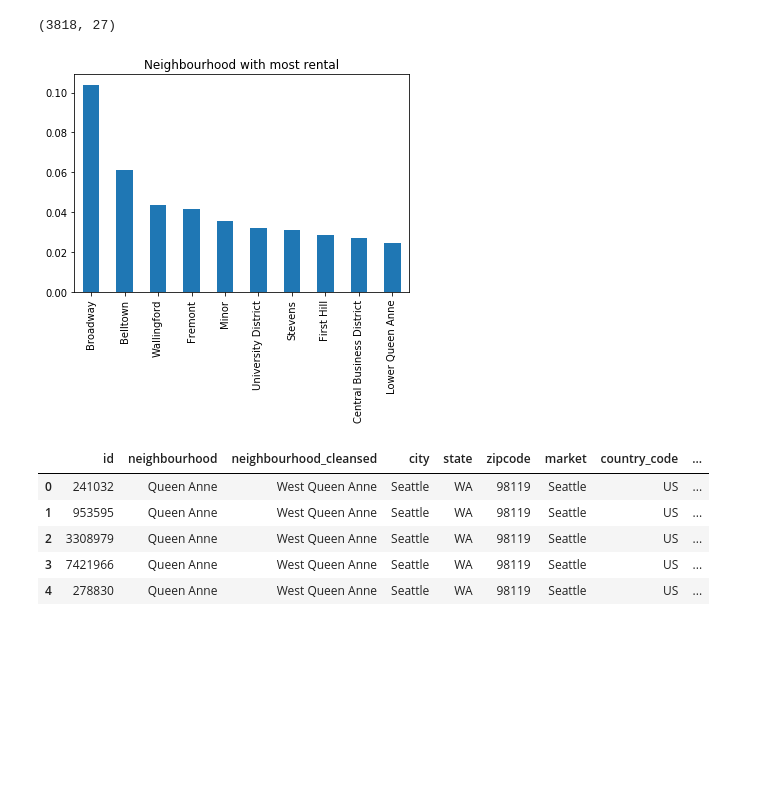
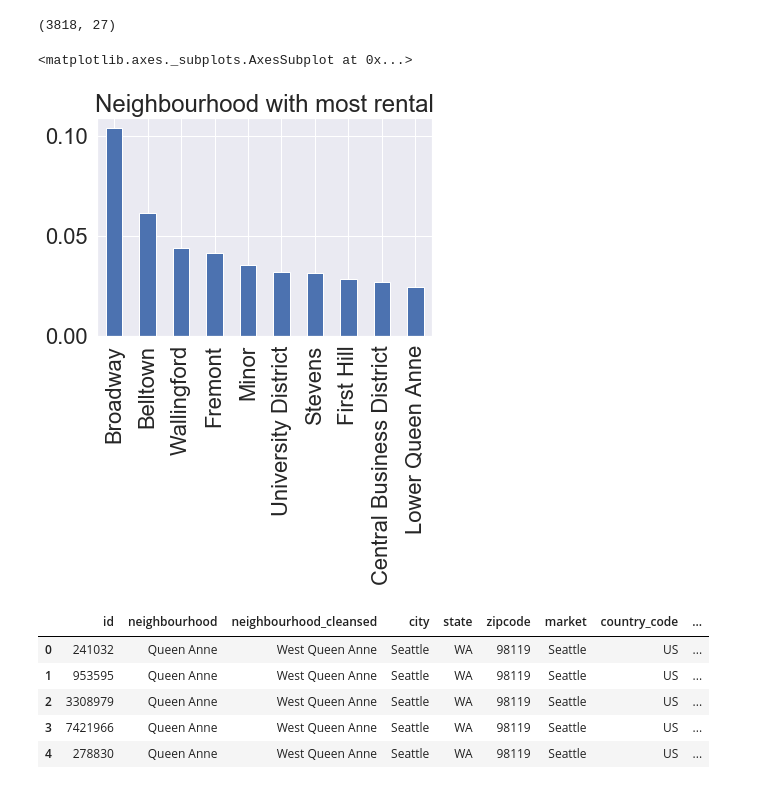
Before and after one commit to vasutaria/CRISP-DM_Seattle_ABNB, a Jupyter notebook: Seattle ABNB Using CRISP-DM-09202019.ipynb, the cells around one changed output. Saved outputs shown, nothing was run; the diff lists cells and outputs as text; code cells hidden in the pictures; blank space fills up the shorter version.

```diff
--- a/Seattle ABNB Using CRISP-DM-09202019.ipynb
+++ b/Seattle ABNB Using CRISP-DM-09202019.ipynb
@@ -262,16 +275,9 @@ cleaned_df2.shape
 df1.shape
 # %% [output]
 (3818, 27)
-# %%
-#Which neighbourhood had the highest rentals
-#lets check what was the most paid.
-status_vals = df.neighbourhood_cleansed.value_counts()#Provide a pandas series of the counts for top 10 zipcode
-
-# The below should be a bar chart of the proportion of individuals in each professional category if your status_vals
-# is set up correctly.
-
-(status_vals[:10]/df.shape[0]).plot(kind="bar");
-plt.title("Neighbourhood with most rental");
-# %% [output]
-[figure, removed]
+# %%
+get_graph('Neighbourhood with most rental','neighbourhood_cleansed',df)
+# %% [output]
+<matplotlib.axes._subplots.AxesSubplot at 0x...>
+[figure, added]
 # %%
```
Also changed, not shown: parts of 39 cells of this notebook, 1 other file.
